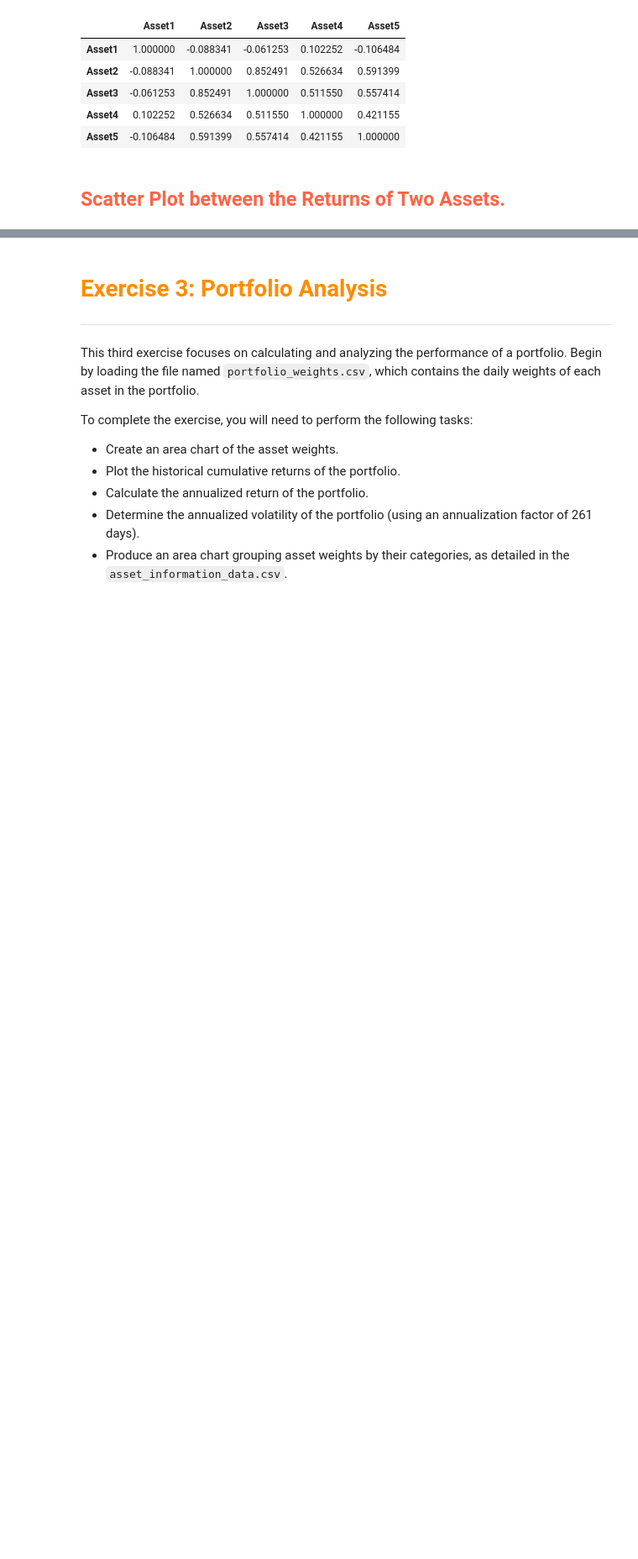
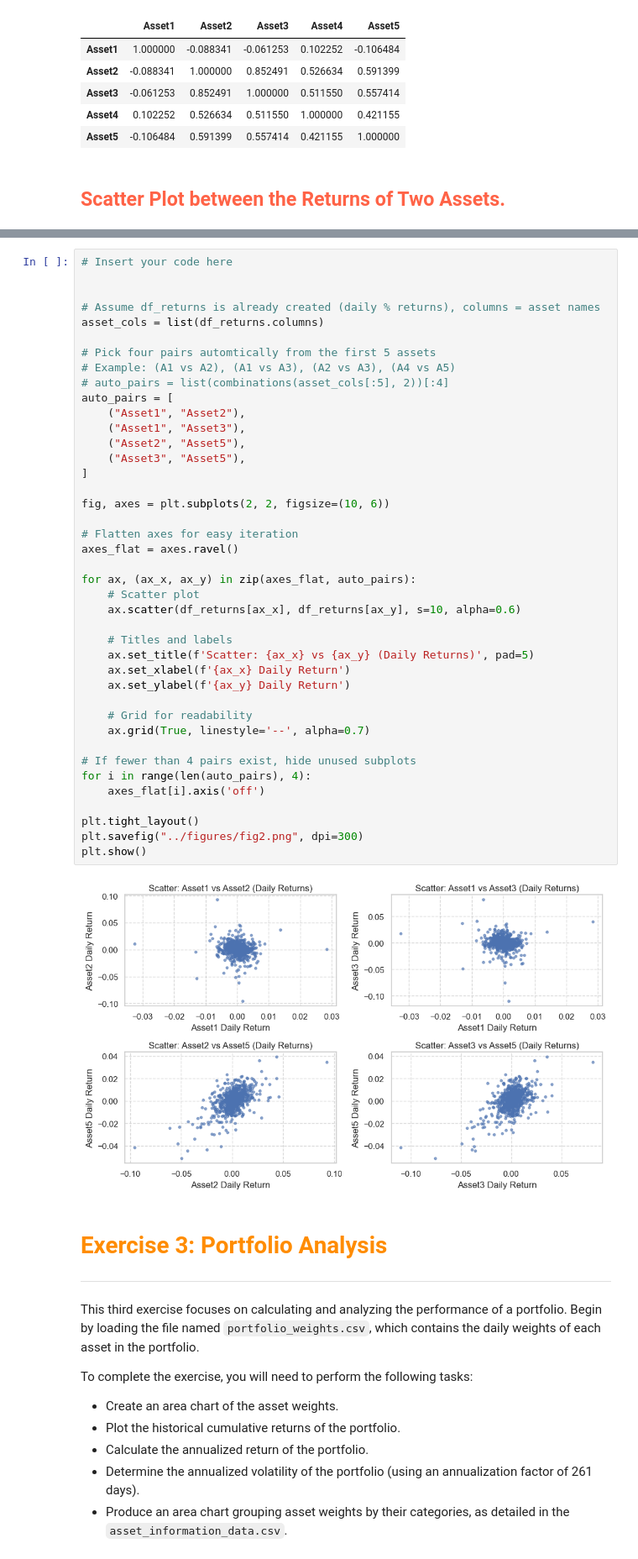
Before and after one commit to luispabloaiello-da/project_portfolio_analysis, a Jupyter notebook: notebooks/Tech-Challenge.ipynb, the cells around one changed output, grey strips where cells are left out. Shown: that part at 84% size. Cells and saved outputs as stored; diff of their text form; blank space fills up the shorter version.

```diff
--- a/notebooks/Tech-Challenge.ipynb
+++ b/notebooks/Tech-Challenge.ipynb
@@ -212,3 +216,46 @@ if len(asset_cols) >= 2:
+# %%
+# Insert your code here
+
+
+# Assume df_returns is already created (daily % returns), columns = asset names
+asset_cols = list(df_returns.columns)
+
+# Pick four pairs automtically from the first 5 assets
+# Example: (A1 vs A2), (A1 vs A3), (A2 vs A3), (A4 vs A5)
+# auto_pairs = list(combinations(asset_cols[:5], 2))[:4]
+auto_pairs = [
+    ("Asset1", "Asset2"),
+    ("Asset1", "Asset3"),
+    ("Asset2", "Asset5"),
+    ("Asset3", "Asset5"),
+]
+
+fig, axes = plt.subplots(2, 2, figsize=(10, 6))
+
+# Flatten axes for easy iteration
+axes_flat = axes.ravel()
+
+for ax, (ax_x, ax_y) in zip(axes_flat, auto_pairs):
+    # Scatter plot
+    ax.scatter(df_returns[ax_x], df_returns[ax_y], s=10, alpha=0.6)
+
+    # Titles and labels
+    ax.set_title(f'Scatter: {ax_x} vs {ax_y} (Daily Returns)', pad=5)
+    ax.set_xlabel(f'{ax_x} Daily Return')
+    ax.set_ylabel(f'{ax_y} Daily Return')
+
+    # Grid for readability
+    ax.grid(True, linestyle='--', alpha=0.7)
+
+# If fewer than 4 pairs exist, hide unused subplots
+for i in range(len(auto_pairs), 4):
+    axes_flat[i].axis('off')
+
+plt.tight_layout()
+plt.savefig("../figures/fig2.png", dpi=300)
+plt.show()
+# %% [output]
+[figure, added]
 # %% [markdown]
 <h1 style="color: #FF8C00;">Exercise 3: Portfolio Analysis</h1>
 
```
Also changed, not shown: parts of 12 cells of this notebook, 8 other files.
